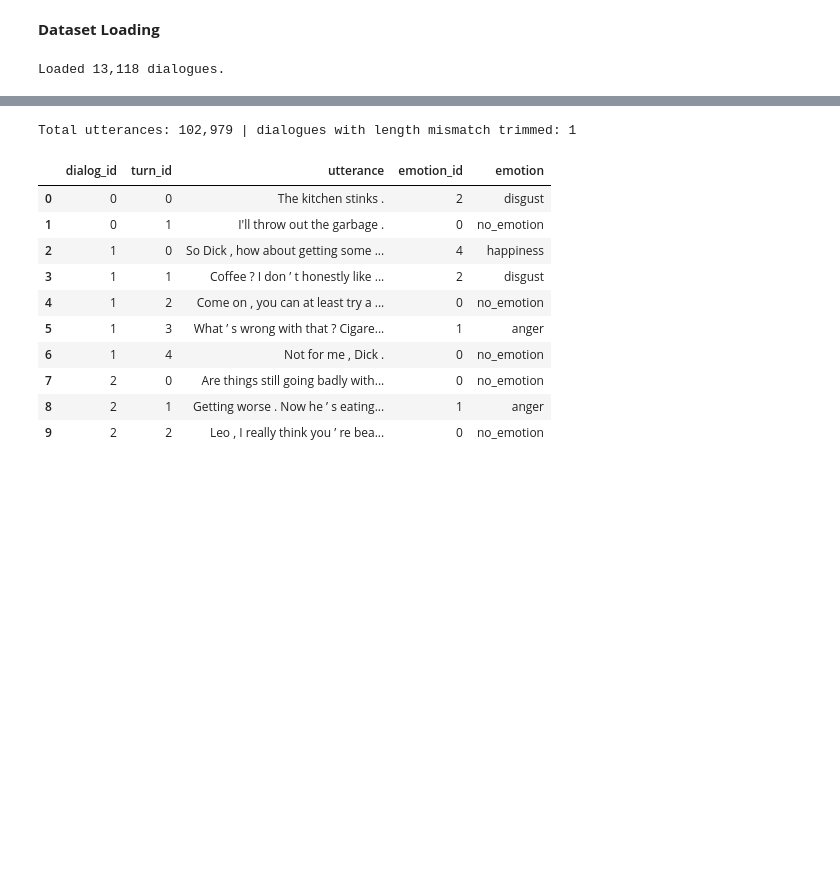
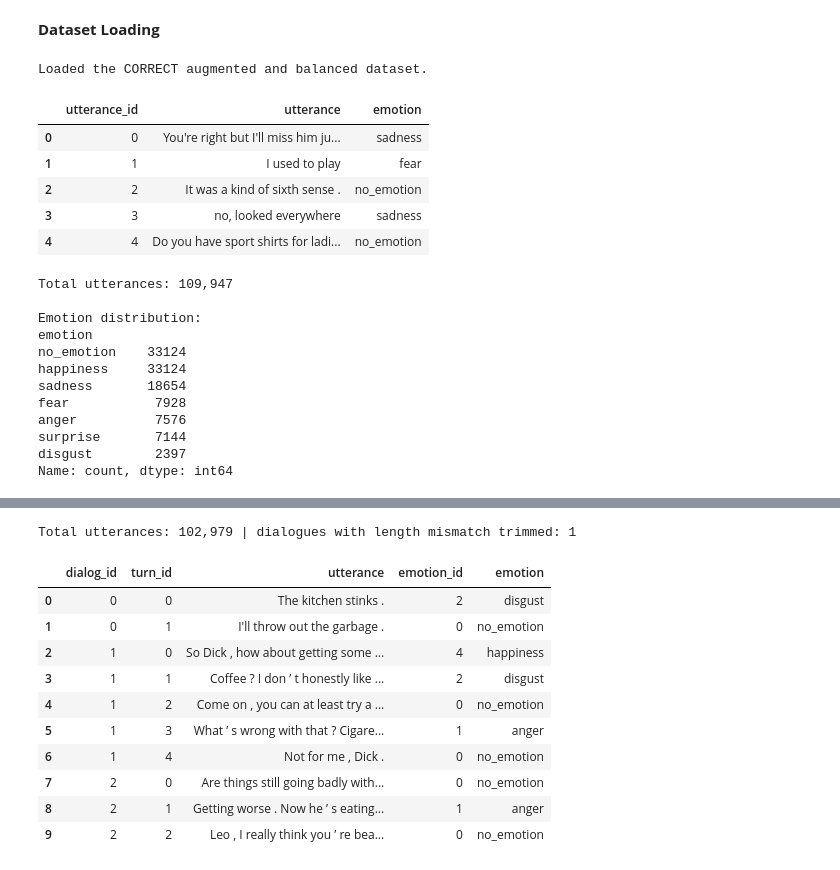
Before and after one commit to vs912/nlp-team17, a Jupyter notebook: pre_processing.ipynb, the cells around one changed output, grey strips where cells are left out. Drawn from its saved outputs; the diff is of its cells as text; code cells hidden in the pictures; blank space fills up the shorter version.

```diff
--- a/pre_processing.ipynb
+++ b/pre_processing.ipynb
@@ -39,15 +39,38 @@ EMO_NAME2ID = {v:k for k,v in EMO_ID2NAME.items()}
 # %% [markdown]
 **Dataset Loading**
 # %%
-text_path = RAW / "dialogues_text.txt"
-emo_path  = RAW / "dialogues_emotion.txt"
-act_path  = RAW / "dialogues_act.txt"
+# --- Load the Correct Dataset ---
 
-texts = text_path.read_text(encoding="utf-8").splitlines()
-emos  = emo_path.read_text(encoding="utf-8").splitlines()
-acts  = act_path.read_text(encoding="utf-8").splitlines()
+# Load the new, balanced, and augmented dataset created in the previous notebook
+df_all = pd.read_csv(PROC / "dailydialog_balanced_augmented.csv")
 
-assert len(texts) == len(emos) == len(acts), "Mismatch: texts/emos/acts line counts differ."
-print(f"Loaded {len(texts):,} dialogues.")
+# The 'dialog_id' column is no longer needed for splitting, but we need a unique ID for each utterance
+# to ensure a clean train/val/test split without data leakage.
+df_all = df_all.reset_index().rename(columns={'index': 'utterance_id'})
+
+print("Loaded the CORRECT augmented and balanced dataset.")
+display(df_all.head())
+
+print(f"\nTotal utterances: {len(df_all):,}")
+print("\nEmotion distribution:")
+print(df_all["emotion"].value_counts())
 # %% [output]
-Loaded 13,118 dialogues.
+Loaded the CORRECT augmented and balanced dataset.
+|  | utterance_id | utterance | emotion |
+| 0 | 0 | You're right but I'll miss him ju... | sadness |
+| 1 | 1 | I used to play | fear |
+| 2 | 2 | It was a kind of sixth sense . | no_emotion |
+| 3 | 3 | no, looked everywhere | sadness |
+| 4 | 4 | Do you have sport shirts for ladi... | no_emotion |
+Total utterances: 109,947
+
+Emotion distribution:
+emotion
+no_emotion    33124
+happiness     33124
+sadness       18654
+fear           7928
+anger          7576
+surprise       7144
+disgust        2397
+Name: count, dtype: int64
```
Also changed, not shown: parts of 12 cells of this notebook, 5 other files.
